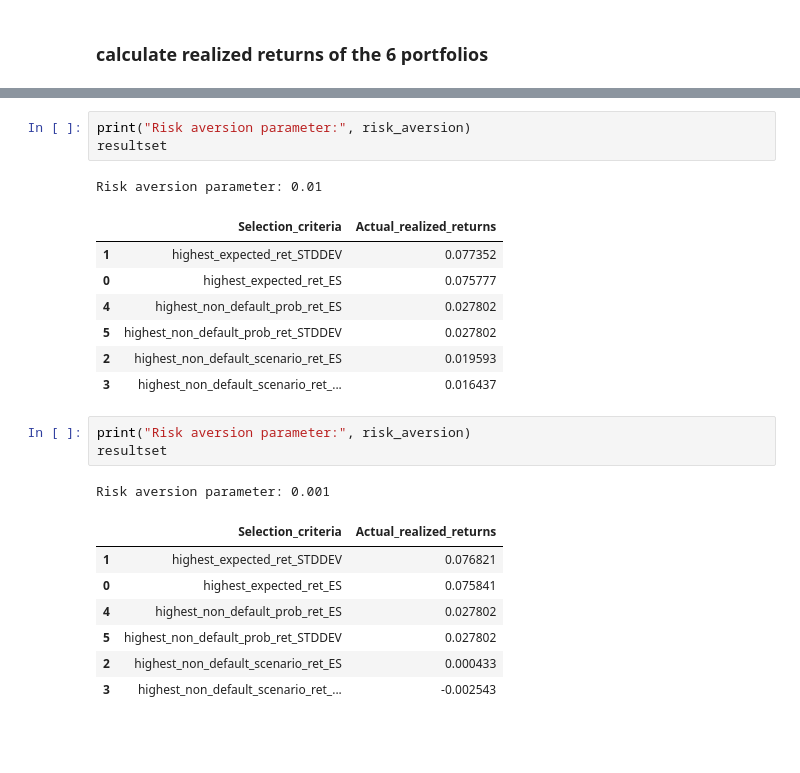
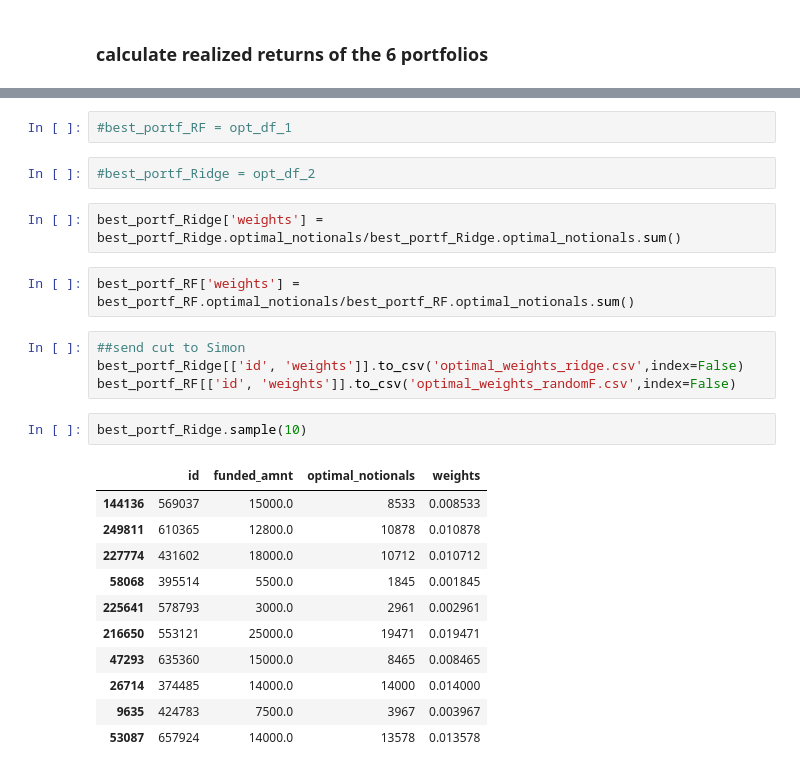
Before and after one commit to simondyates/Lending-Club, a Jupyter notebook: Robert/LC_modelling.ipynb, the cells around one changed output, grey strips where cells are left out. Saved outputs shown, nothing was run; the diff lists cells and outputs as text; blank space fills up the shorter version.

Commit message:
refactored portf construction & optimization a bit

```diff
--- a/Robert/LC_modelling.ipynb
+++ b/Robert/LC_modelling.ipynb
@@ -1134,24 +1092,26 @@ Risk aversion parameter: 0.05
-# %%
-print("Risk aversion parameter:", risk_aversion)
-resultset
-# %% [output]
-Risk aversion parameter: 0.01
-|  | Selection_criteria | Actual_realized_returns |
-| 1 | highest_expected_ret_STDDEV | 0.077352 |
-| 0 | highest_expected_ret_ES | 0.075777 |
-| 4 | highest_non_default_prob_ret_ES | 0.027802 |
-| 5 | highest_non_default_prob_ret_STDDEV | 0.027802 |
-| 2 | highest_non_default_scenario_ret_ES | 0.019593 |
-| 3 | highest_non_default_scenario_ret_... | 0.016437 |
-# %%
-print("Risk aversion parameter:", risk_aversion)
-resultset
-# %% [output]
-Risk aversion parameter: 0.001
-|  | Selection_criteria | Actual_realized_returns |
-| 1 | highest_expected_ret_STDDEV | 0.076821 |
-| 0 | highest_expected_ret_ES | 0.075841 |
-| 4 | highest_non_default_prob_ret_ES | 0.027802 |
-| 5 | highest_non_default_prob_ret_STDDEV | 0.027802 |
-| 2 | highest_non_default_scenario_ret_ES | 0.000433 |
-| 3 | highest_non_default_scenario_ret_... | -0.002543 |
+# %%
+#best_portf_RF = opt_df_1
+# %%
+#best_portf_Ridge = opt_df_2
+# %%
+best_portf_Ridge['weights'] = best_portf_Ridge.optimal_notionals/best_portf_Ridge.optimal_notionals.sum()
+# %%
+best_portf_RF['weights'] = best_portf_RF.optimal_notionals/best_portf_RF.optimal_notionals.sum()
+# %%
+##send cut to Simon
+best_portf_Ridge[['id', 'weights']].to_csv('optimal_weights_ridge.csv',index=False)
+best_portf_RF[['id', 'weights']].to_csv('optimal_weights_randomF.csv',index=False)
+# %%
+best_portf_Ridge.sample(10)
+# %% [output]
+|  | id | funded_amnt | optimal_notionals | weights |
+| 144136 | 569037 | 15000.0 | 8533 | 0.008533 |
+| 249811 | 610365 | 12800.0 | 10878 | 0.010878 |
+| 227774 | 431602 | 18000.0 | 10712 | 0.010712 |
+| 58068 | 395514 | 5500.0 | 1845 | 0.001845 |
+| 225641 | 578793 | 3000.0 | 2961 | 0.002961 |
+| 216650 | 553121 | 25000.0 | 19471 | 0.019471 |
+| 47293 | 635360 | 15000.0 | 8465 | 0.008465 |
+| 26714 | 374485 | 14000.0 | 14000 | 0.014000 |
+| 9635 | 424783 | 7500.0 | 3967 | 0.003967 |
+| 53087 | 657924 | 14000.0 | 13578 | 0.013578 |
```
Also changed, not shown: parts of 58 cells of this notebook.
